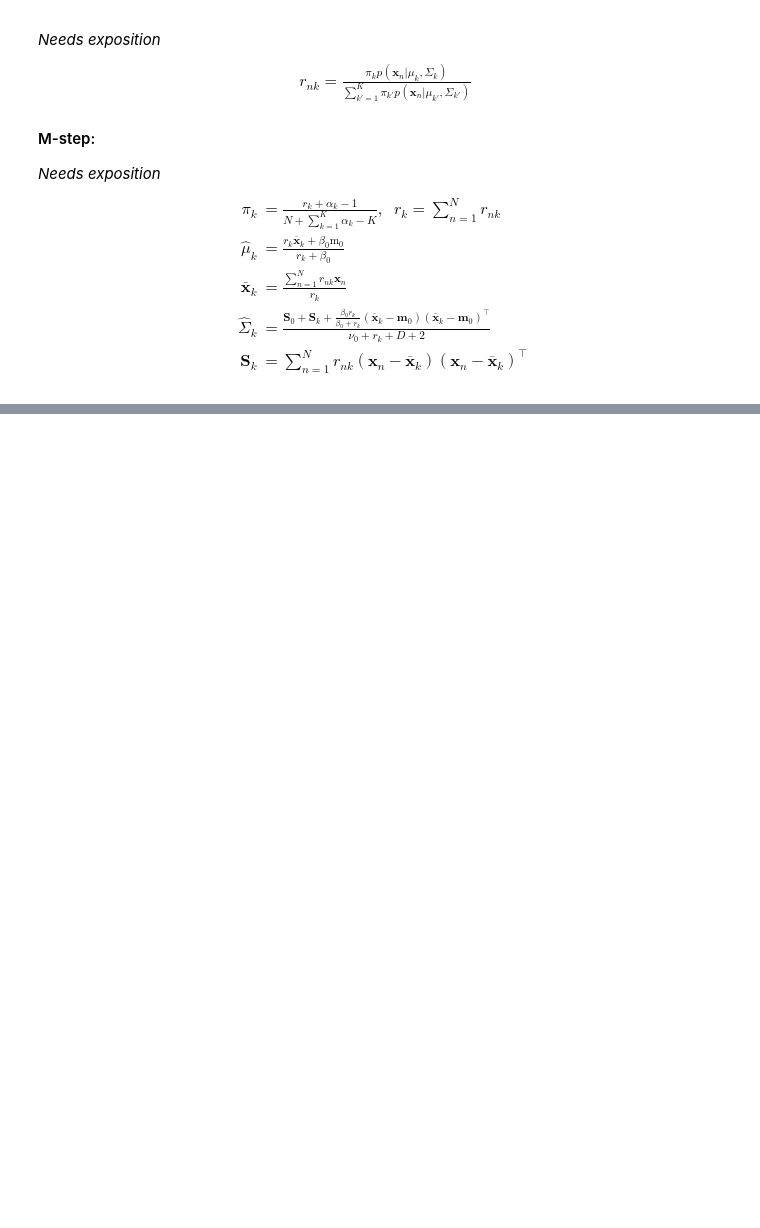
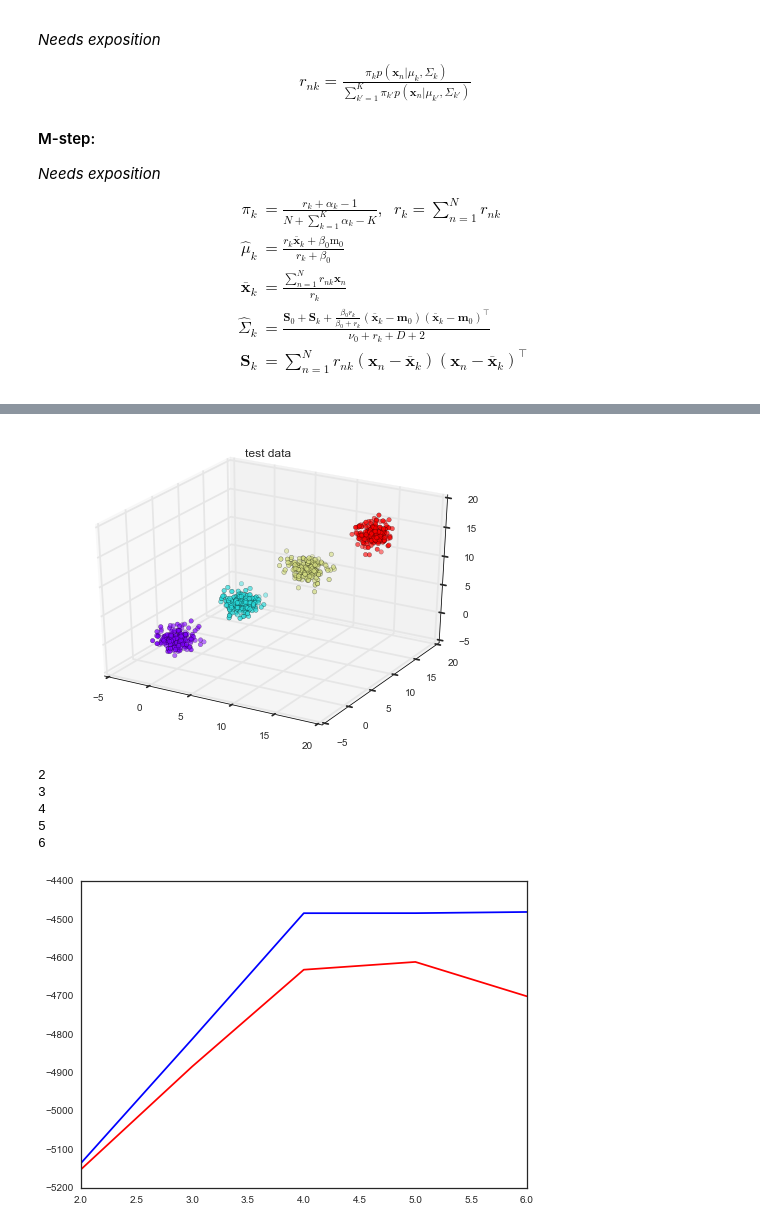
Before and after one commit to onefishy/Boston311, a Jupyter notebook: Code/EM for MLE and MAP.ipynb, the cells around one changed output, grey strips where cells are left out. Drawn from its saved outputs; the diff is of its cells as text; code cells hidden in the pictures; blank space fills up the shorter version.

```diff
--- a/Code/EM for MLE and MAP.ipynb
+++ b/Code/EM for MLE and MAP.ipynb
@@ -681,0 +406,19 @@ plt.show()
+# %%
+########################################
+########################################
+###    Bayes Information Criterion   ###
+########################################
+########################################
+
+def bic(N, D, K, X, pi, mu, Sigma):
+    #---------------- Likelihood ----------------#
+    def llkhd(pi, mu, Sigma):
+        prob = np.zeros((N, K))
+        for k in xrange(K):
+            prob[:, k] = pi[k] * MVN.pdf(X, mu[k, :], Sigma[k])
+        prob = np.log(np.sum(prob, axis=1))
+        prob = np.sum(prob, axis=0)
+        return prob
+
+    bic_score = llkhd(pi, mu, Sigma) - 0.5 * K * D * np.log(N)
+    return np.nan_to_num(bic_score)
@@ -681,0 +533,46 @@ plt.show()
+# %%
+#-------------   test data parameters
+K = 4 #number of components
+N = 400 #number of observations
+D = 3 #number of attributes per observation
+
+data = test_data(N, D, 4, 5) #make test data
+
+def model_comparison(K_max, data, iters, D, N):
+    MLE_bic =[]
+    MAP_bic = []
+    for K in xrange(2, K_max + 1):
+        #initialization of parameters
+        print K
+        pi = np.array([1./K] * K)
+        mu_ind = np.random.randint(len(data), size=K)
+        mu = np.asarray([data[mu_ind[k], :] for k in xrange(K)])
+        Sigma = [100. * np.eye(D) for k in xrange(K)]
+
+        pi, mu, Sigma, r = MLE_EM(K, D, N, data, pi, mu, Sigma, iters)
+
+        MLE_bic.append(bic(N, D, K, data, pi, mu, Sigma))
+        #random initialization of hyperparameters
+        alpha_0 = np.random.random(K)
+        beta_0 = np.random.random()
+        m_0 = np.zeros(D)
+        S_0 = 100 * np.eye(D)
+        nu_0 = D + 1
+
+        pi, X_mean, mu, S, Sigma, r = MAP_EM(K, D, N, data, pi, mu, Sigma, S_0, m_0, nu_0, beta_0, alpha_0, iters)
+        MAP_bic.append(bic(N, D, K, data, pi, mu, Sigma))
+
+    plt.plot(range(2, len(MLE_bic) + 2), MLE_bic, color='b')
+    plt.plot(range(2, len(MAP_bic) + 2), MAP_bic, color='r')
+
+    plt.show()
+
+model_comparison(6, data, 500, 3, data.shape[0])
+# %% [output]
+[figure, added]
+2
+3
+4
+5
+6
+[figure, added]
```
Also changed, not shown: parts of 44 cells of this notebook, 1 other file.
